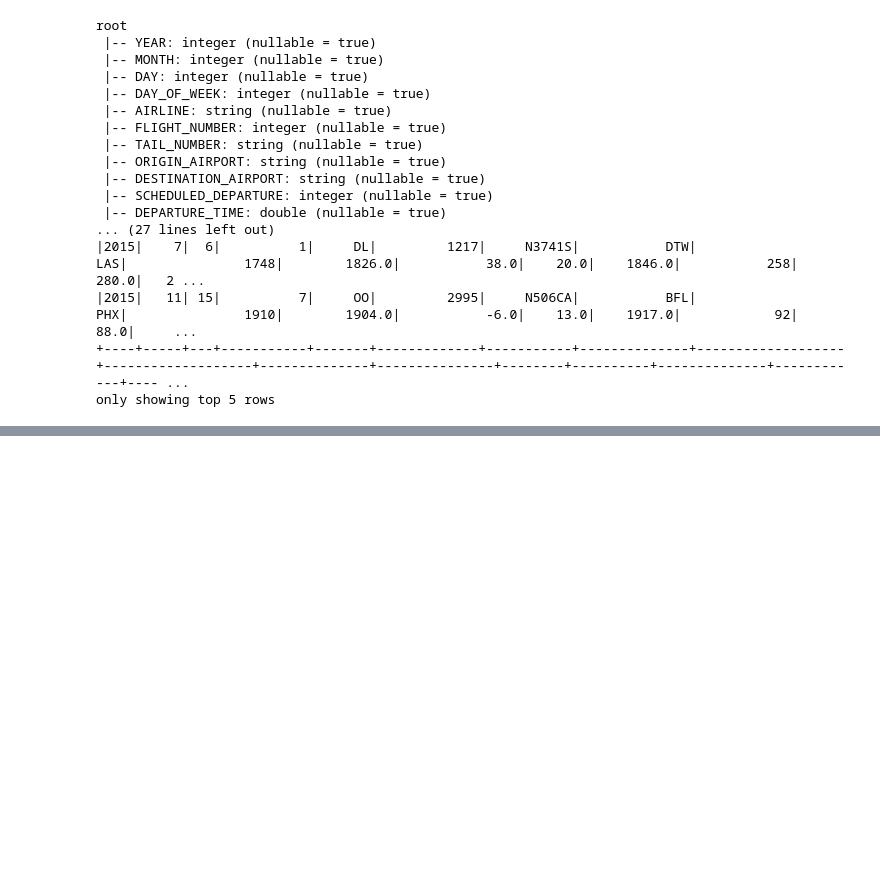
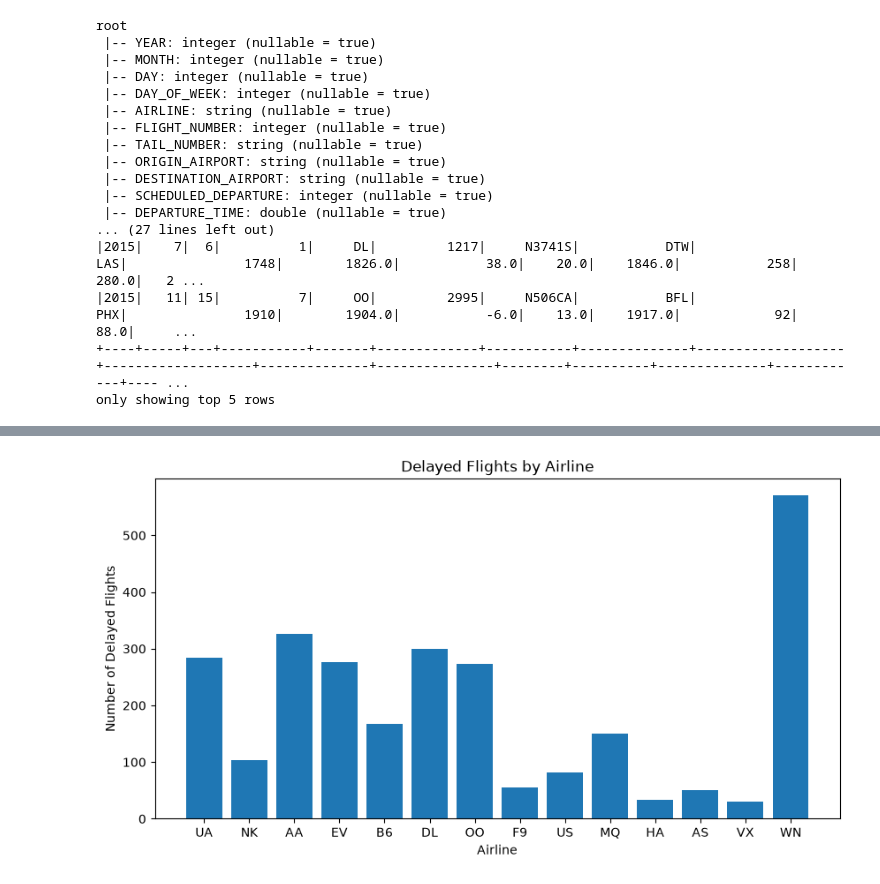
Before and after one commit to yashhhh118/FlightScope, a Jupyter notebook: FlightScope.ipynb, the cells around one changed output, grey strips where cells are left out. Cells and saved outputs as stored; diff of their text form; code cells hidden in the pictures; blank space fills up the shorter version.

```diff
--- a/FlightScope.ipynb
+++ b/FlightScope.ipynb
@@ -109,0 +362,7 @@ only showing top 5 rows
+# %%
+# delayed flight
+delayed_flights = operated_flights.filter(
+    col("ARRIVAL_DELAY") > 15
+)
+
+delayed_flights.groupBy("AIRLINE").count().show()
@@ -109,0 +505,21 @@ only showing top 5 rows
+# %%
+### 4.3 Delayed Flights by Airline
+
+delayed_count = delayed_flights.groupBy("AIRLINE").count()
+
+delayed_pdf = delayed_count.toPandas()
+
+plt.figure(figsize=(10, 5))
+
+plt.bar(
+    delayed_pdf["AIRLINE"],
+    delayed_pdf["count"]
+)
+
+plt.xlabel("Airline")
+plt.ylabel("Number of Delayed Flights")
+plt.title("Delayed Flights by Airline")
+
+plt.show()
+# %% [output]
+[figure, added]
```
Also changed, not shown: parts of 45 cells of this notebook.
